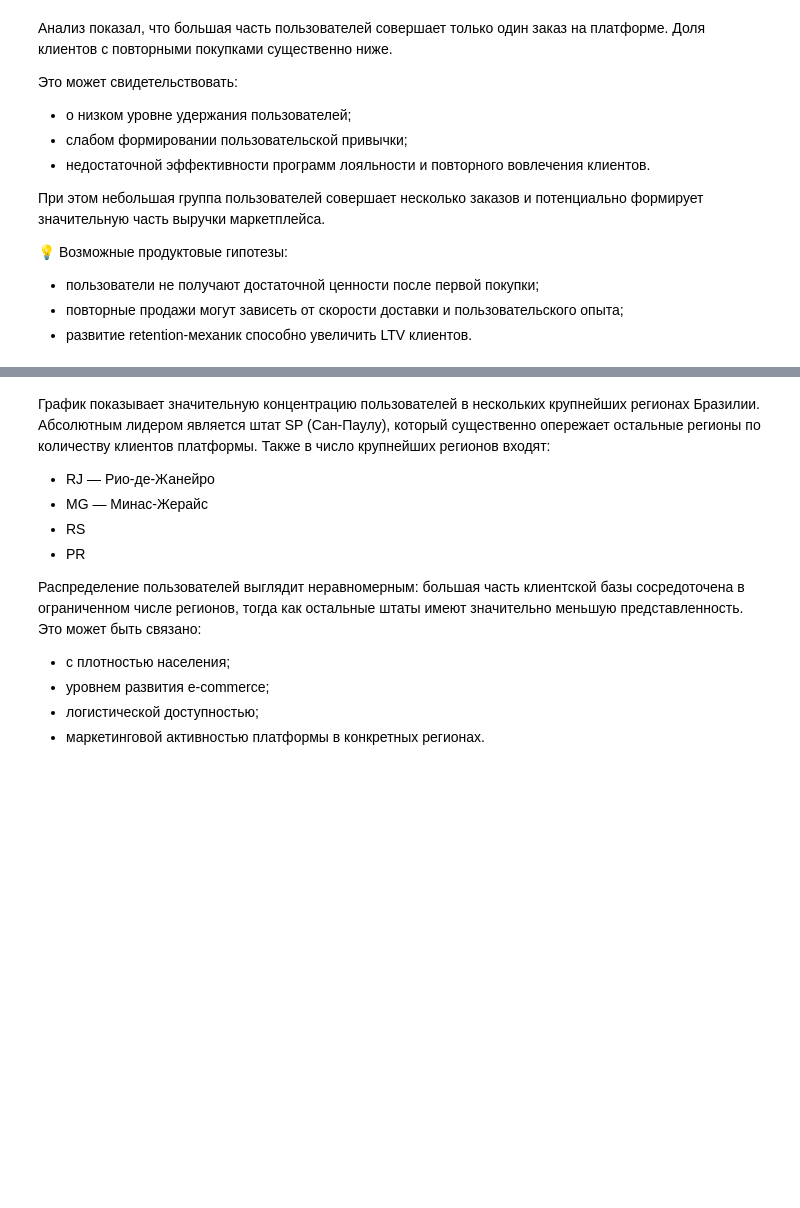
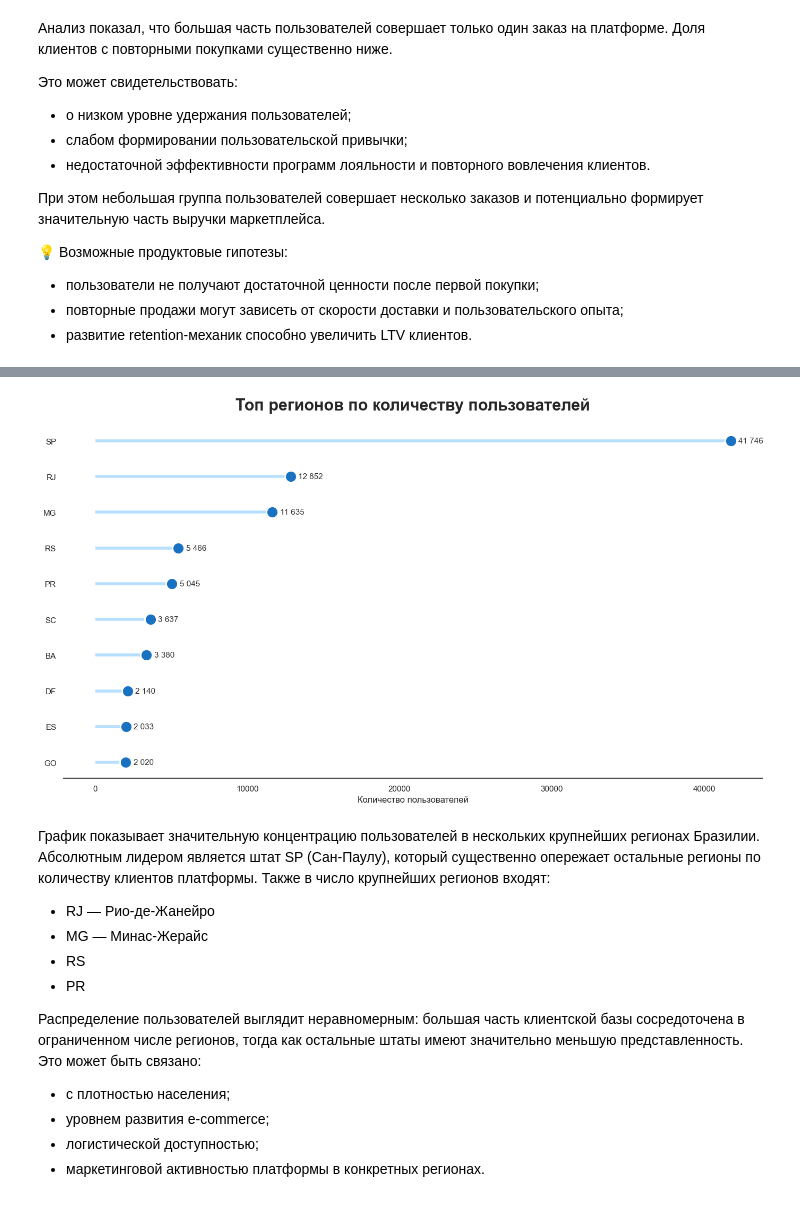
Before and after one commit to Malentaaa/product-analytics-project, a Jupyter notebook: project.ipynb, the cells around one changed output, grey strips where cells are left out. Cells and saved outputs as stored; diff of their text form; code cells hidden in the pictures; blank space fills up the shorter version.

```diff
--- a/project.ipynb
+++ b/project.ipynb
@@ -598,4 +604,16 @@ plt.show()
 - повторные продажи могут зависеть от скорости доставки и пользовательского опыта;
 - развитие retention-механик способно увеличить LTV клиентов.
 # %%
-top_states = customers['customer_state'].value_counts().head(10)
+top_states = (
+    customers['customer_state']
+    .value_counts()
+    .head(10)
+    .sort_values()
+)
+
+df_states = top_states.reset_index()
+
+df_states.columns = [
+    'state',
+    'users_count'
+]
@@ -618,3 +620,71 @@ plt.show()
+# %%
+fig, ax = plt.subplots(
+    figsize=(14,8),
+    dpi=100
+)
+
+sns.set_theme(style='whitegrid')
+
+# линии
+ax.hlines(
+    y=df_states['state'],
+    xmin=0,
+    xmax=df_states['users_count'],
+
+    color='#A5D8FF',
+    linewidth=4,
+    alpha=0.8
+)
+
+# точки
+ax.scatter(
+    df_states['users_count'],
+    df_states['state'],
+
+    s=250,
+
+    color='#1971C2',
+    edgecolors='white',
+    linewidths=2,
+
+    zorder=3
+)
+
+# подписи значений
+for i, row in df_states.iterrows():
+
+    ax.text(
+        row['users_count'] + 500,
+        row['state'],
+
+        f"{row['users_count']:,}".replace(',', ' '),
+
+        va='center',
+        fontsize=11,
+        color='#333333'
+    )
+
+# title
+ax.set_title(
+    'Топ регионов по количеству пользователей',
+    fontsize=22,
+    weight='bold',
+    pad=20
+)
+
+# labels
+ax.set_xlabel('Количество пользователей')
+ax.set_ylabel('')
+
+# стиль
+ax.spines['top'].set_visible(False)
+ax.spines['right'].set_visible(False)
+ax.spines['left'].set_visible(False)
+
+plt.tight_layout()
+plt.show()
+# %% [output]
+[figure, added]
 # %% [markdown]
 График показывает значительную концентрацию пользователей в нескольких крупнейших регионах Бразилии. Абсолютным лидером является штат SP (Сан-Паулу), который существенно опережает остальные регионы по количеству клиентов платформы.
 Также в число крупнейших регионов входят:
```
Also changed, not shown: parts of 10 cells of this notebook.
